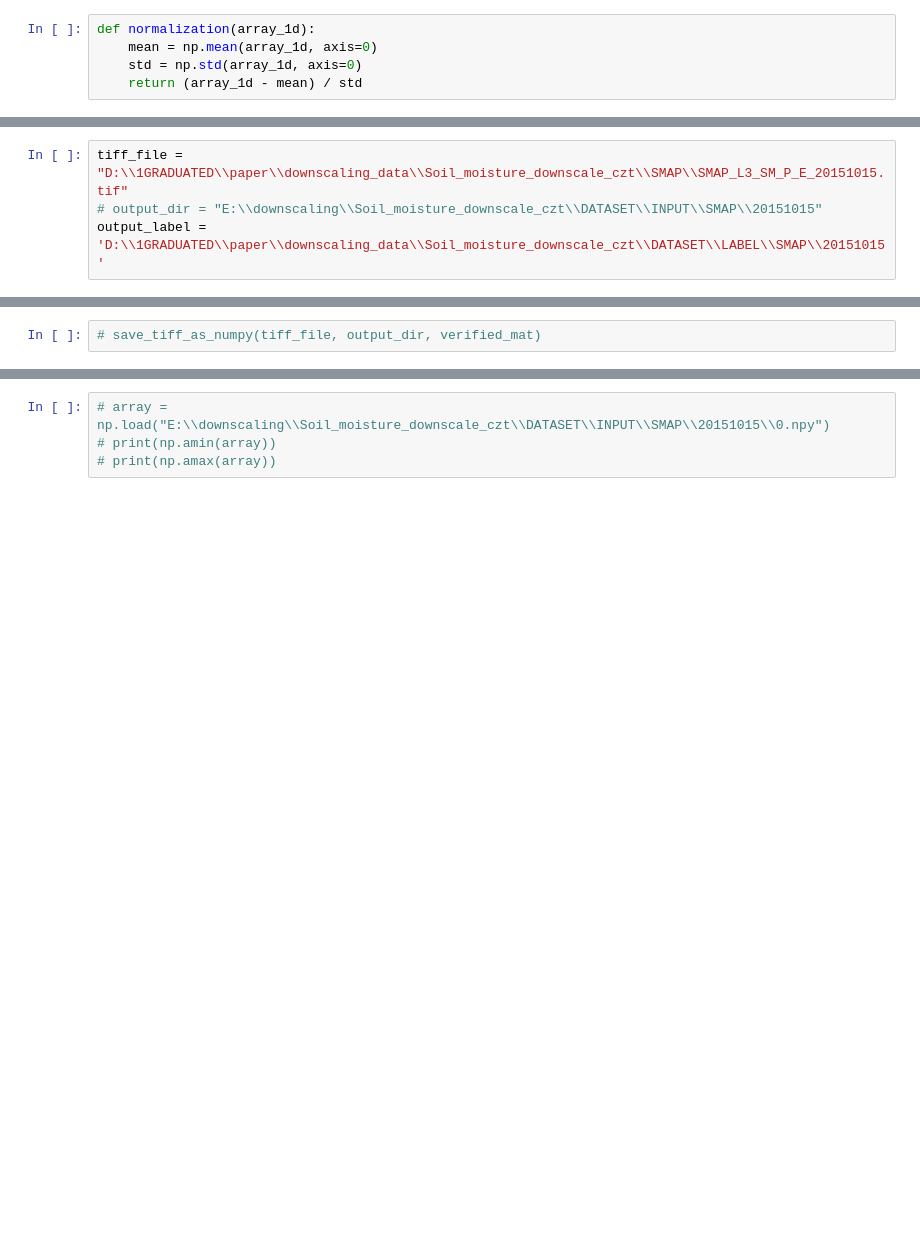
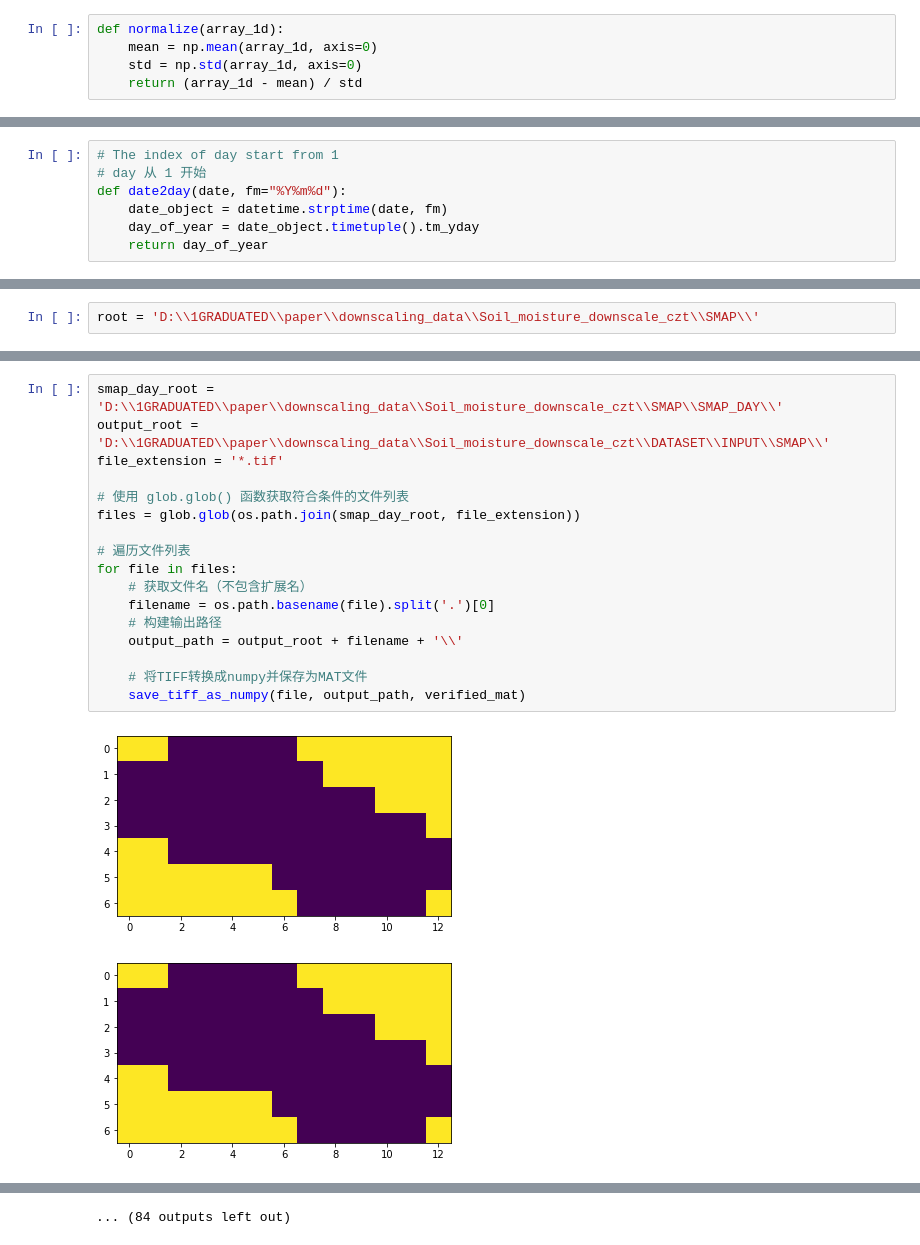
Before and after one commit to jianersswl/SM_Downscaling_Hybrid, a Jupyter notebook: data_preprocessing/smap_test.ipynb, the cells around one changed output, grey strips where cells are left out. Cells and saved outputs as stored; diff of their text form; blank space fills up the shorter version.

Commit message:
update preprocessing of SMAP

```diff
--- a/data_preprocessing/smap_test.ipynb
+++ b/data_preprocessing/smap_test.ipynb
@@ -1,5 +17,5 @@
 # %%
-def normalization(array_1d):
+def normalize(array_1d):
     mean = np.mean(array_1d, axis=0)
     std = np.std(array_1d, axis=0)
     return (array_1d - mean) / std
@@ -40,0 +86,7 @@ def save_tiff_as_numpy(tiff_file, output_dir, verified_mat, normalization=True):
+# %%
+# The index of day start from 1
+# day 从 1 开始
+def date2day(date, fm="%Y%m%d"):
+    date_object = datetime.strptime(date, fm)
+    day_of_year = date_object.timetuple().tm_yday
+    return day_of_year
@@ -41,4 +120,2 @@ def save_tiff_as_numpy(tiff_file, output_dir, verified_mat, normalization=True):
 # %%
-tiff_file = "D:\\1GRADUATED\\paper\\downscaling_data\\Soil_moisture_downscale_czt\\SMAP\\SMAP_L3_SM_P_E_20151015.tif"
-# output_dir = "E:\\downscaling\\Soil_moisture_downscale_czt\\DATASET\\INPUT\\SMAP\\20151015"
-output_label = 'D:\\1GRADUATED\\paper\\downscaling_data\\Soil_moisture_downscale_czt\\DATASET\\LABEL\\SMAP\\20151015'
+root = 'D:\\1GRADUATED\\paper\\downscaling_data\\Soil_moisture_downscale_czt\\SMAP\\'
@@ -66,2 +153,20 @@ print(verified_mat.shape)
 # %%
-# save_tiff_as_numpy(tiff_file, output_dir, verified_mat)
+smap_day_root = 'D:\\1GRADUATED\\paper\\downscaling_data\\Soil_moisture_downscale_czt\\SMAP\\SMAP_DAY\\'
+output_root = 'D:\\1GRADUATED\\paper\\downscaling_data\\Soil_moisture_downscale_czt\\DATASET\\INPUT\\SMAP\\'
+file_extension = '*.tif'
+
+# 使用 glob.glob() 函数获取符合条件的文件列表
+files = glob.glob(os.path.join(smap_day_root, file_extension))
+
+# 遍历文件列表
+for file in files:
+    # 获取文件名（不包含扩展名）
+    filename = os.path.basename(file).split('.')[0]
+    # 构建输出路径
+    output_path = output_root + filename + '\\'
+
+    # 将TIFF转换成numpy并保存为MAT文件
+    save_tiff_as_numpy(file, output_path, verified_mat)
+# %% [output]
+[figure, added]
+[figure, added]
@@ -68,5 +183,2 @@ print(verified_mat.shape)
+... (84 outputs left out)
-# %%
-# array = np.load("E:\\downscaling\\Soil_moisture_downscale_czt\\DATASET\\INPUT\\SMAP\\20151015\\0.npy")
-# print(np.amin(array))
-# print(np.amax(array))
 # %% [markdown]
```
Also changed, not shown: parts of 14 cells of this notebook, 2 other files.
